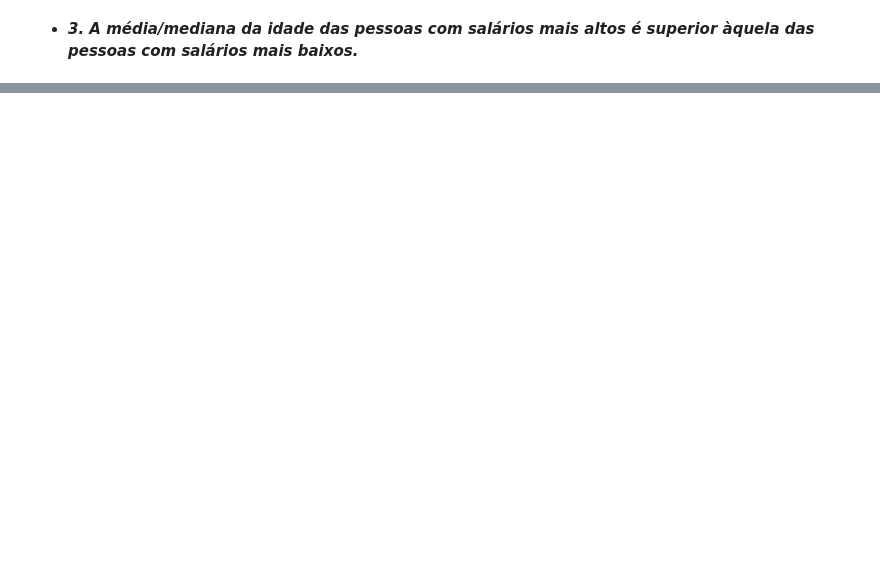
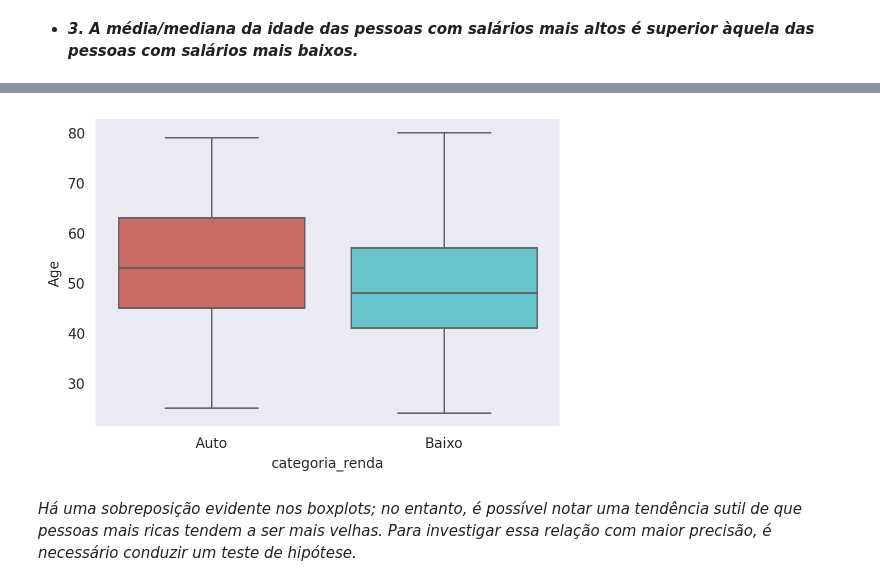
Before and after one commit to Oseiasdfarias/estatistica_do_basico_ao_avancado_EBA, a Jupyter notebook: atividades/1.0_estatistica_descritiva/1.0_Desafio_Ifood.ipynb, the cells around one changed output, grey strips where cells are left out. Saved outputs shown, nothing was run; the diff lists cells and outputs as text; code cells hidden in the pictures; blank space fills up the shorter version.

```diff
--- a/atividades/1.0_estatistica_descritiva/1.0_Desafio_Ifood.ipynb
+++ b/atividades/1.0_estatistica_descritiva/1.0_Desafio_Ifood.ipynb
@@ -518,0 +580,10 @@ plt.show()
+# %%
+plt.figure(figsize=(6, 4))
+sns.boxplot(data=df_ifood, x="categoria_renda",
+            y="Age", hue="categoria_renda",
+            palette=sns.color_palette("hls", 2))
+plt.show()
+# %% [output]
+[figure, added]
+# %% [markdown]
+*Há uma sobreposição evidente nos boxplots; no entanto, é possível notar uma tendência sutil de que pessoas mais ricas tendem a ser mais velhas. Para investigar essa relação com maior precisão, é necessário conduzir um teste de hipótese.*
```
Also changed, not shown: parts of 7 cells of this notebook.
